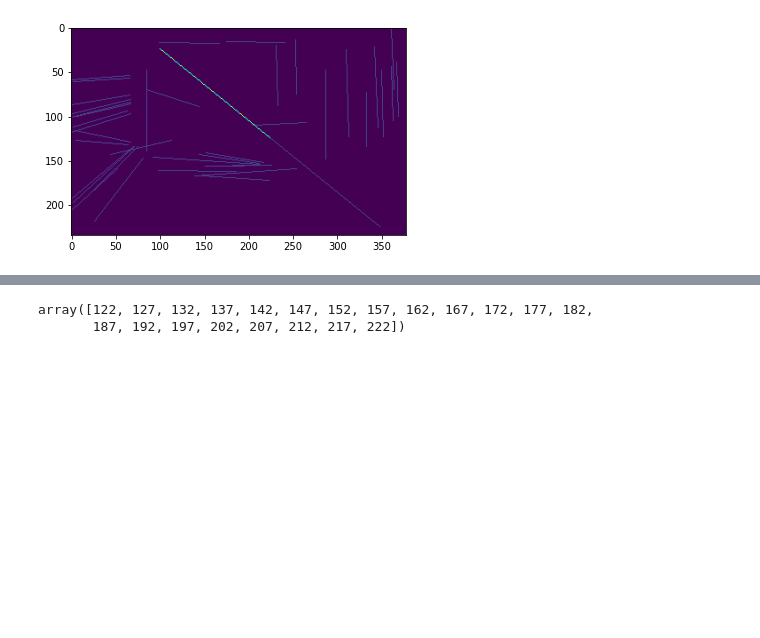
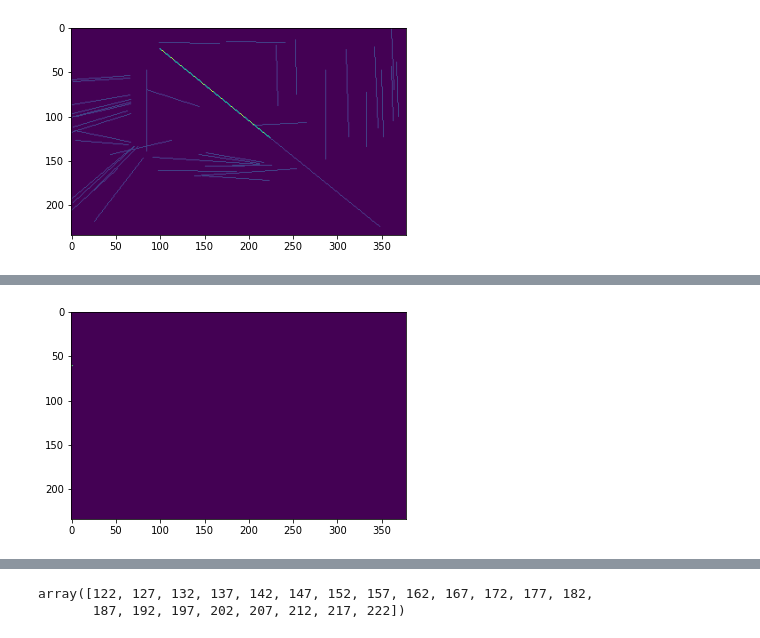
Before and after one commit to mosdragon/Mask_RCNN, a Jupyter notebook: samples/ade20k_coco/line_fitting.ipynb, the cells around one changed output, grey strips where cells are left out. Drawn from its saved outputs; the diff is of its cells as text; code cells hidden in the pictures; blank space fills up the shorter version.

```diff
--- a/samples/ade20k_coco/line_fitting.ipynb
+++ b/samples/ade20k_coco/line_fitting.ipynb
@@ -452,0 +453,79 @@ plt.imshow(strech_lines)
+# %%
+extend_edge = single_edge.copy()
+h, w = extend_edge.shape
+R = 0.45
+
+run = abs(x2 - x1)
+rise = abs(y2 - y1)
+vec = np.array([rise, run])
+norm = np.linalg.norm(vec).astype(int)
+N = np.median([30, norm, 60]).astype(int)
+
+print(x1, y1, x2, y2)
+print(f"Rise: {rise}  Run: {run}, Norm: {norm} N: {N}")
+
+xmin = x1 - (R * run)
+xmax = x1 + (R * run)
+ymin = y1 - (R * rise)
+ymax = y2 + (R * rise)
+
+print(f"xmin, xmax, ymin, ymax: {xmin, xmax, ymin, ymax}")
+
+# Go from x2,y2 to xmax, ymax
+xrange = np.round(np.linspace(x2, xmax, N)).astype(int)
+yrange = np.round(np.linspace(y2, ymax, N)).astype(int)
+print(xrange, yrange)
+
+fin_x, fin_y = None, None
+prev_x, prev_y = xrange[0], yrange[0]
+for i in range(1, N):
+    x = xrange[i]
+    y = yrange[i]
+
+    if (x == prev_x) and (y == prev_y):
+        continue
+    prev_x, prev_y = x, y
+
+    if not (0 <= x < w and 0 <= y < h):
+        continue
+
+    if extend_edge[y, x] == 0:
+        extend_edge[y, x] = 2
+
+    else:
+        # We found an intersection, stop here.
+        print(f"Stop forward at {x, y}")
+        fin_x, fin_y = x, y
+        break
+
+
+# Go from x1,y1 downto xmin, ymin
+xrange = np.round(np.linspace(xmin, x1, N)).astype(int)[::-1]
+yrange = np.round(np.linspace(ymin, y1, N)).astype(int)[::-1]
+print(xrange, yrange)
+
+start_x, start_y = None, None
+prev_x, prev_y = xrange[0], yrange[0]
+for i in np.arange(1, N):
+    x = xrange[i]
+    y = yrange[i]
+
+    if (x == prev_x) and (y == prev_y):
+        continue
+    prev_x, prev_y = x, y
+
+    if not (0 <= x < w and 0 <= y < h):
+        continue
+
+    if extend_edge[y, x] == 0:
+        extend_edge[y, x] = 2
+
+    else:
+        # We found an intersection, stop here.
+        print(f"Stop back at {x, y}")
+        start_x, start_y = x, y
+        break
+
+debug("start: ({}, {})    end: ({}, {})".format(start_x, start_y, fin_x, fin_y))
+plt.imshow(extend_edge==2)
+# %% [output]
@@ -452,0 +549 @@ plt.imshow(strech_lines)
+[figure, added]
```
Also changed, not shown: parts of 15 cells of this notebook, 1 other file.
